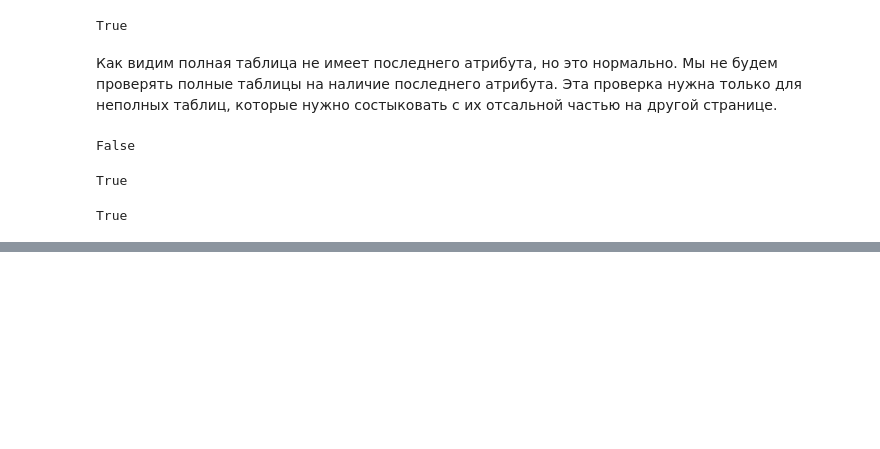
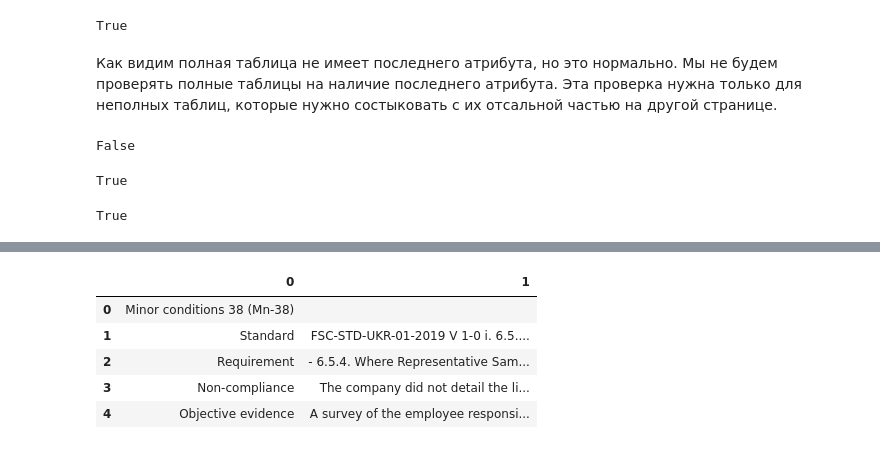
Before and after one commit to AlKravets/FSC-Summary-parser, a Jupyter notebook: Research/Work with first type of docs.ipynb, the cells around one changed output, grey strips where cells are left out. Cells and saved outputs as stored; diff of their text form; code cells hidden in the pictures; blank space fills up the shorter version.

```diff
--- a/Research/Work with first type of docs.ipynb
+++ b/Research/Work with first type of docs.ipynb
@@ -381,0 +449,10 @@ True
+# %%
+df1 = tables[2].df
+df1
+# %% [output]
+|  | 0 | 1 |
+| 0 | Minor conditions 38 (Mn-38) |  |
+| 1 | Standard | FSC-STD-UKR-01-2019 V 1-0 i. 6.5.... |
+| 2 | Requirement | - 6.5.4. Where Representative Sam... |
+| 3 | Non-compliance | The company did not detail the li... |
+| 4 | Objective evidence | A survey of the employee responsi... |
```
Also changed, not shown: parts of 21 cells of this notebook.
